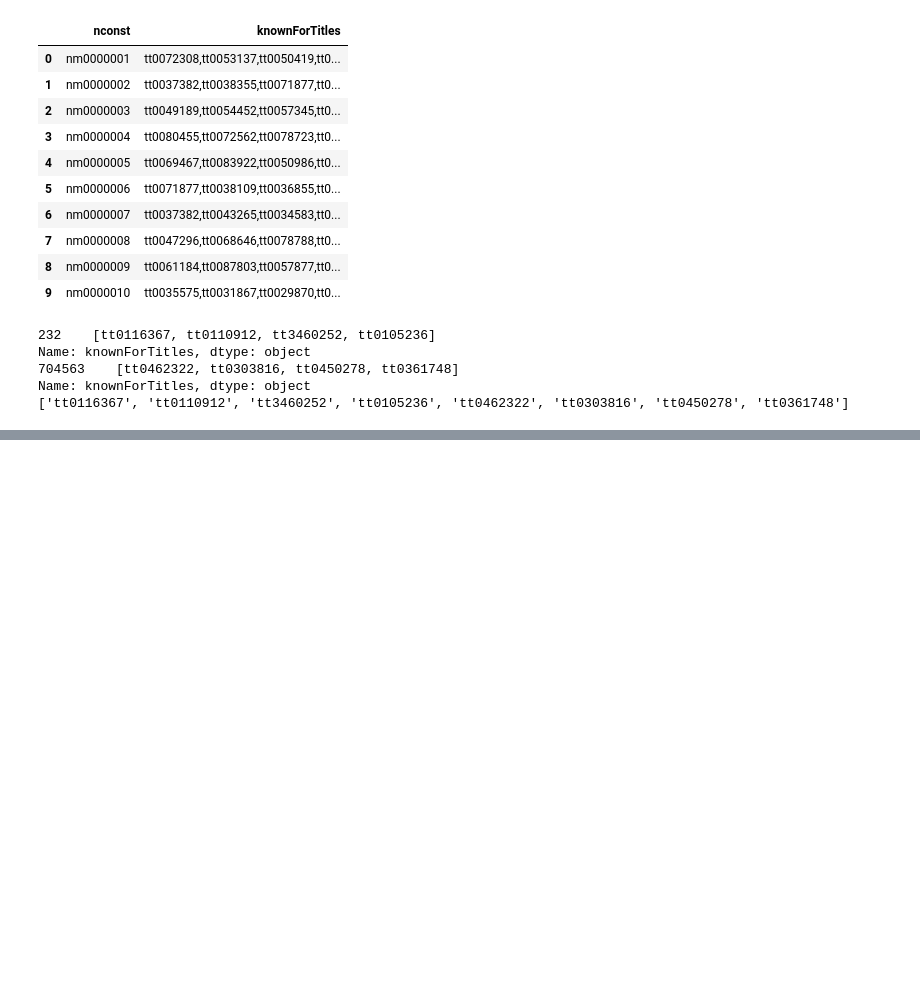
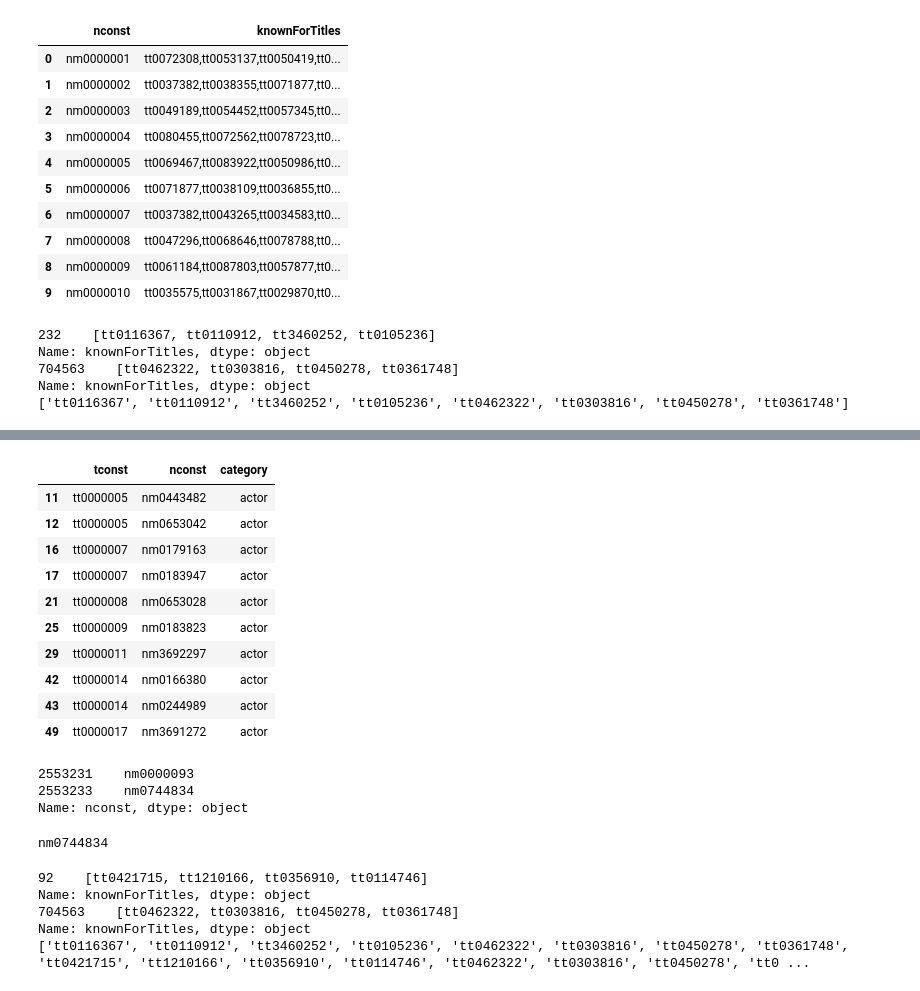
Before and after one commit to nayaras/topicosIC, a Jupyter notebook: Trabalho Final/questionario.ipynb, the cells around one changed output, grey strips where cells are left out. Saved outputs shown, nothing was run; the diff lists cells and outputs as text; code cells hidden in the pictures; blank space fills up the shorter version.

```diff
--- a/Trabalho Final/questionario.ipynb
+++ b/Trabalho Final/questionario.ipynb
@@ -605,0 +633,78 @@ Name: knownForTitles, dtype: object
+# %%
+atores = at[at['category']=='actor']
+atores.head(10)
+# %% [output]
+|  | tconst | nconst | category |
+| 11 | tt0000005 | nm0443482 | actor |
+| 12 | tt0000005 | nm0653042 | actor |
+| 16 | tt0000007 | nm0179163 | actor |
+| 17 | tt0000007 | nm0183947 | actor |
+| 21 | tt0000008 | nm0653028 | actor |
+| 25 | tt0000009 | nm0183823 | actor |
+| 29 | tt0000011 | nm3692297 | actor |
+| 42 | tt0000014 | nm0166380 | actor |
+| 43 | tt0000014 | nm0244989 | actor |
+| 49 | tt0000017 | nm3691272 | actor |
+# %%
+b=0
+vetorAtores = []
+qtd=0
+ff = set(tituloEscolhido) & set(atores['tconst'])
+ffil = list(ff)
+while b<len(atores) and qtd == 0:
+    z=0
+    while z<len(ffil):
+        atr = atores[atores['tconst'] == ffil[z]]['nconst']
+        qtd=1
+        print(atr)
+        z=z+1
+
+    b=b+1
+# %% [output]
+2553231    nm0000093
+2553233    nm0744834
+Name: nconst, dtype: object
+# %%
+print(atr.values[1])
+# %% [output]
+nm0744834
+# %%
+#pegando os filmes dos atores do filme escolhido
+d1=atr.values[0]
+tem2=0
+if len(atr)>1:
+    d2=atr.values[1]
+    tem2=1
+k=0
+aux = pessoas.values[k][0]
+found1=0
+found2=0
+while k<len(pessoas)and (found1==0 or found2==0):
+    if aux == d1:
+        fil1 = pessoas[pessoas['nconst'] == d1]['knownForTitles'].apply(lambda x: x.split(','))
+        found1=1
+        if tem2==0:
+            found2=1
+        print(fil1)
+        q=0
+        while q<len(fil1.values[0]):
+            vetorFilmes.append(fil1.values[0][q])
+            q=q+1
+
+    elif tem2==1 and aux == d2:
+        fil2 = pessoas[pessoas['nconst'] == d2]['knownForTitles'].apply(lambda x: x.split(','))
+        found2=1
+        print(fil2)
+        q=0
+        while q<len(fil2.values[0]):
+            vetorFilmes.append(fil2.values[0][q])
+            q=q+1
+    k=k+1
+    aux = pessoas.values[k][0];
+print(vetorFilmes)
+# %% [output]
+92    [tt0421715, tt1210166, tt0356910, tt0114746]
+Name: knownForTitles, dtype: object
+704563    [tt0462322, tt0303816, tt0450278, tt0361748]
+Name: knownForTitles, dtype: object
+['tt0116367', 'tt0110912', 'tt3460252', 'tt0105236', 'tt0462322', 'tt0303816', 'tt0450278', 'tt0361748', 'tt0421715', 'tt1210166', 'tt0356910', 'tt0114746', 'tt0462322', 'tt0303816', 'tt0450278', 'tt0 ...
```
Also changed, not shown: parts of 2 cells of this notebook.
